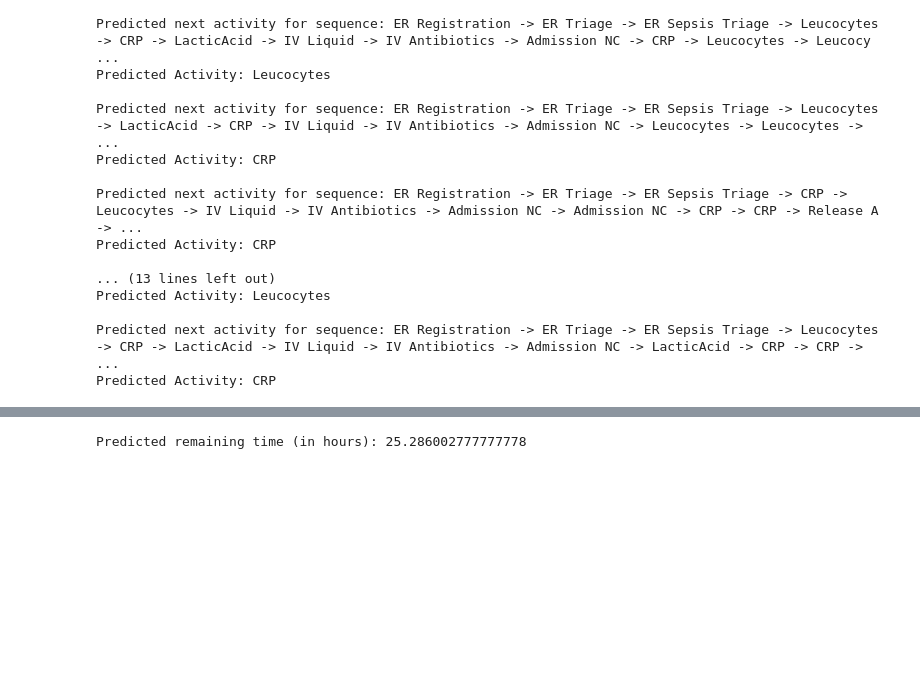
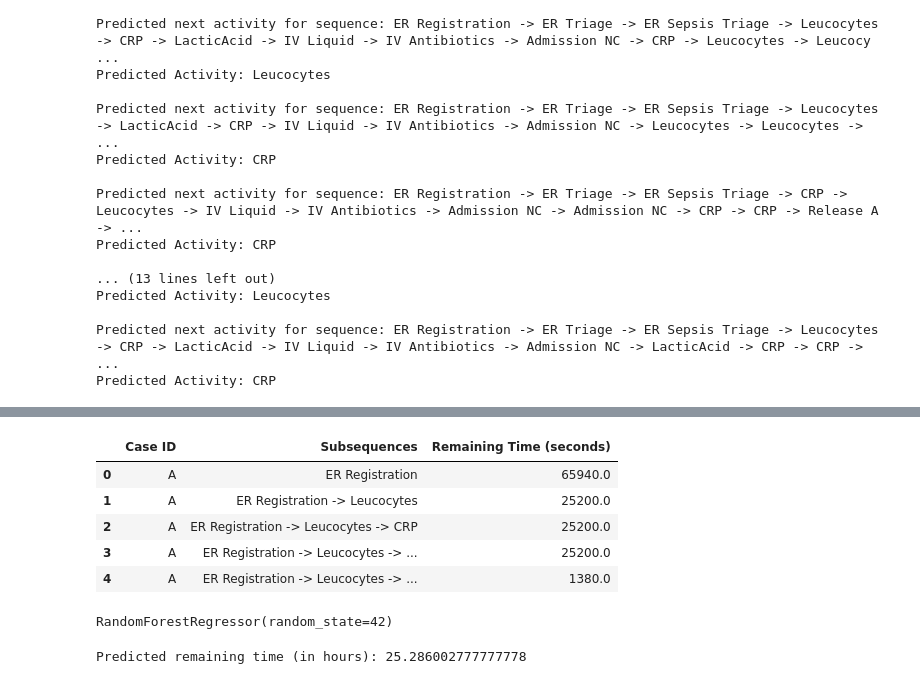
Before and after one commit to mohdkashifansari/Sepsis_Activity_and_time_prediction, a Jupyter notebook: Model_Training.ipynb, the cells around one changed output, grey strips where cells are left out. Cells and saved outputs as stored; diff of their text form; code cells hidden in the pictures; blank space fills up the shorter version.

```diff
--- a/Model_Training.ipynb
+++ b/Model_Training.ipynb
@@ -321,3 +324,29 @@ RandomForestRegressor(random_state=42)
+# %%
+sepsis_log_df_exploded.head()
+# %% [output]
+|  | Case ID | Subsequences | Remaining Time (seconds) |
+| 0 | A | ER Registration | 65940.0 |
+| 1 | A | ER Registration -> Leucocytes | 25200.0 |
+| 2 | A | ER Registration -> Leucocytes -> CRP | 25200.0 |
+| 3 | A | ER Registration -> Leucocytes -> ... | 25200.0 |
+| 4 | A | ER Registration -> Leucocytes -> ... | 1380.0 |
+# %%
+
+# Encode subsequences
+seq_encoder = LabelEncoder()
+remaining_time_data["Encoded Subsequence"] = seq_encoder.fit_transform(remaining_time_data["Subsequences"])
+
+
+# Define features and target for the model
+X_remaining_time = remaining_time_data["Encoded Subsequence"].values.reshape(-1, 1)
+y_remaining_time = remaining_time_data["Avg Remaining Time (seconds)"].values
+
+
+# Train a Random Forest Regressor
+remaining_time_model = RandomForestRegressor(n_estimators=100, random_state=42)
+remaining_time_model.fit(X_remaining_time, y_remaining_time)
+# %% [output]
+RandomForestRegressor(random_state=42)
 # %%
 
 
```
Also changed, not shown: parts of 18 cells of this notebook, 2 other files.
